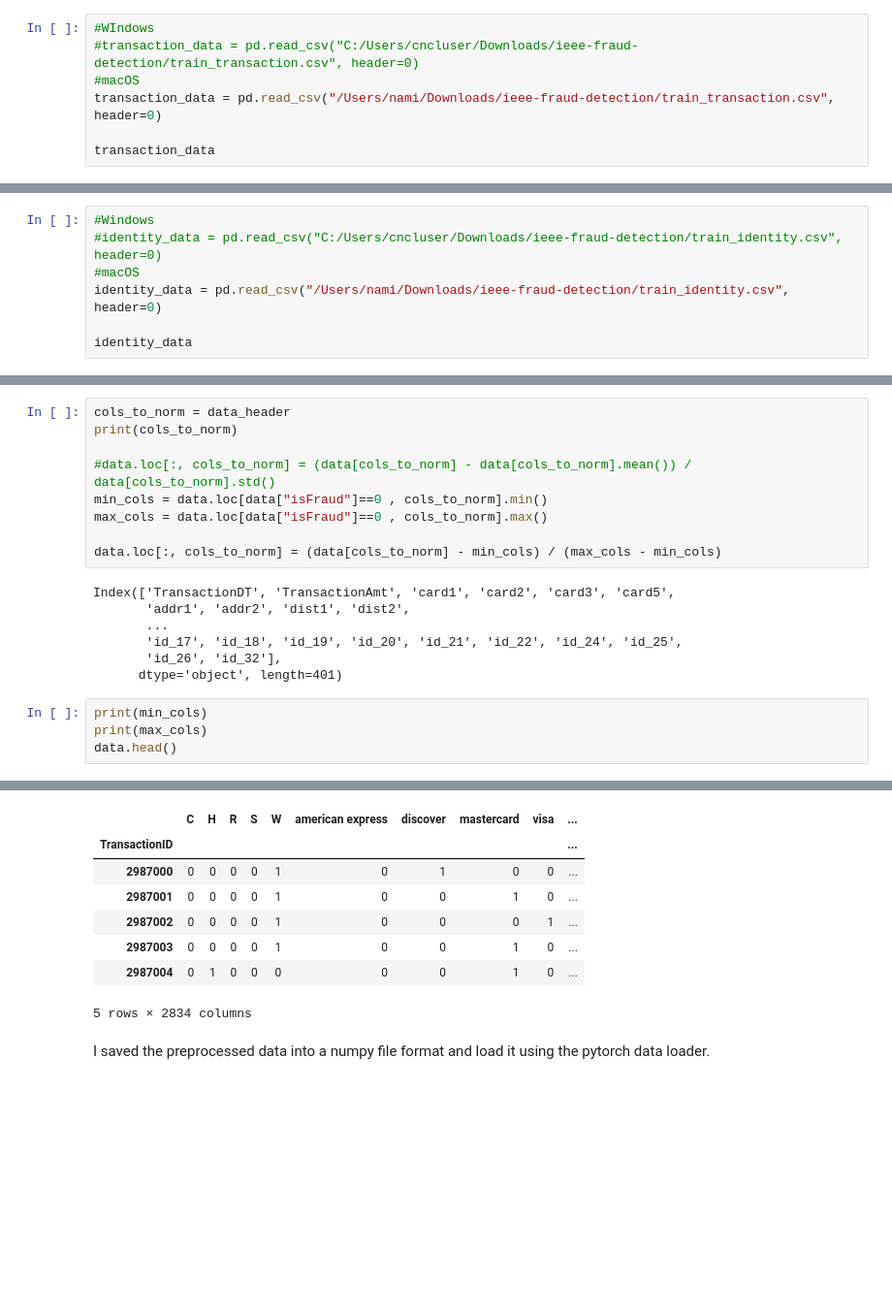
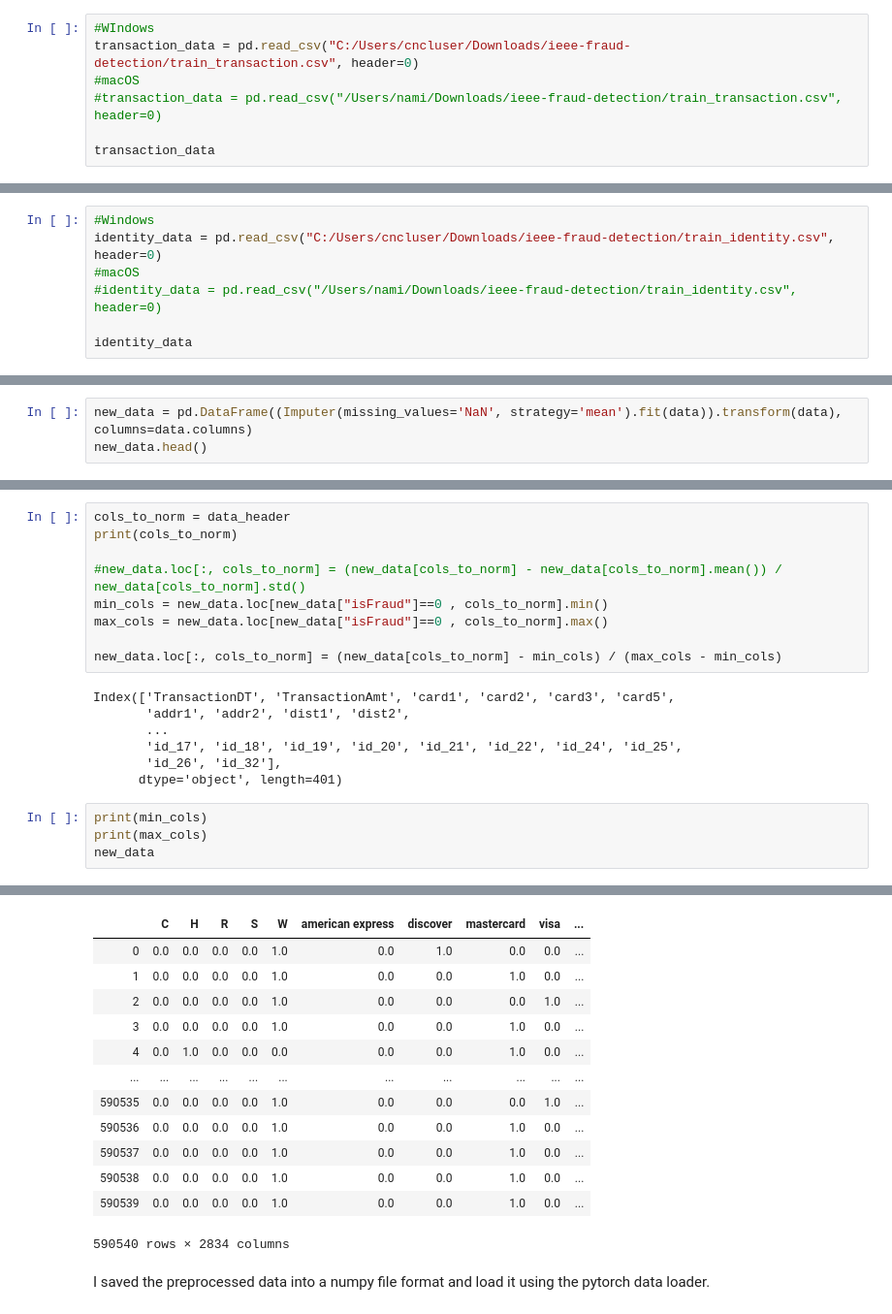
Before and after one commit to nanana710/dagmm, a Jupyter notebook: IEEE_FRAUD_DATA.ipynb, the cells around one changed output, grey strips where cells are left out. Shown at 97% size. Drawn from its saved outputs; the diff is of its cells as text; blank space fills up the shorter version.

```diff
--- a/IEEE_FRAUD_DATA.ipynb
+++ b/IEEE_FRAUD_DATA.ipynb
@@ -12,9 +13,9 @@ from tqdm import tqdm
 This is the data set used for The Third International Knowledge Discovery and Data Mining Tools Competition, which was held in conjunction with KDD-99 The Fifth International Conference on Knowledge Discovery and Data Mining. The competition task was to build a network intrusion detector, a predictive model capable of distinguishing between "bad" connections, called intrusions or attacks, and "good" normal connections. This database contains a standard set of data to be audited, which includes a wide variety of intrusions simulated in a military network environment.
 # %%
 #WIndows
-#transaction_data = pd.read_csv("C:/Users/cncluser/Downloads/ieee-fraud-detection/train_transaction.csv", header=0)
+transaction_data = pd.read_csv("C:/Users/cncluser/Downloads/ieee-fraud-detection/train_transaction.csv", header=0)
 #macOS
-transaction_data = pd.read_csv("/Users/nami/Downloads/ieee-fraud-detection/train_transaction.csv", header=0)
+#transaction_data = pd.read_csv("/Users/nami/Downloads/ieee-fraud-detection/train_transaction.csv", header=0)
 
 transaction_data
 # %% [output]
@@ -33,9 +34,9 @@ transaction_data
 590540 rows × 394 columns
 # %%
 #Windows
-#identity_data = pd.read_csv("C:/Users/cncluser/Downloads/ieee-fraud-detection/train_identity.csv", header=0)
+identity_data = pd.read_csv("C:/Users/cncluser/Downloads/ieee-fraud-detection/train_identity.csv", header=0)
 #macOS
-identity_data = pd.read_csv("/Users/nami/Downloads/ieee-fraud-detection/train_identity.csv", header=0)
+#identity_data = pd.read_csv("/Users/nami/Downloads/ieee-fraud-detection/train_identity.csv", header=0)
 
 identity_data
 # %% [output]
@@ -167,0 +171,3 @@ data.head()
+# %%
+new_data = pd.DataFrame((Imputer(missing_values='NaN', strategy='mean').fit(data)).transform(data), columns=data.columns)
+new_data.head()
@@ -185,11 +199,11 @@ Normalize all the numeric variables.
 cols_to_norm = data_header
 print(cols_to_norm)
 
-#data.loc[:, cols_to_norm] = (data[cols_to_norm] - data[cols_to_norm].mean()) / data[cols_to_norm].std()
-min_cols = data.loc[data["isFraud"]==0 , cols_to_norm].min()
-max_cols = data.loc[data["isFraud"]==0 , cols_to_norm].max()
+#new_data.loc[:, cols_to_norm] = (new_data[cols_to_norm] - new_data[cols_to_norm].mean()) / new_data[cols_to_norm].std()
+min_cols = new_data.loc[new_data["isFraud"]==0 , cols_to_norm].min()
+max_cols = new_data.loc[new_data["isFraud"]==0 , cols_to_norm].max()
 
-data.loc[:, cols_to_norm] = (data[cols_to_norm] - min_cols) / (max_cols - min_cols)
+new_data.loc[:, cols_to_norm] = (new_data[cols_to_norm] - min_cols) / (max_cols - min_cols)
 # %% [output]
 Index(['TransactionDT', 'TransactionAmt', 'card1', 'card2', 'card3', 'card5',
        'addr1', 'addr2', 'dist1', 'dist2',
@@ -200,33 +214,38 @@ Index(['TransactionDT', 'TransactionAmt', 'card1', 'card2', 'card3', 'card5',
 # %%
 print(min_cols)
 print(max_cols)
-data.head()
+new_data
 # %% [output]
 TransactionDT     86400.000
 TransactionAmt        0.251
 card1              1000.000
 card2               100.000
 card3               100.000
                     ...
 id_22                10.000
 id_24                11.000
 id_25               100.000
 id_26               100.000
 id_32                 0.000
 Length: 401, dtype: float64
 ... (8 lines left out)
 id_25             5.480000e+02
 id_26             2.160000e+02
 id_32             3.200000e+01
 Length: 401, dtype: float64
 |  | C | H | R | S | W | american express | discover | mastercard | visa | ... |
-| TransactionID |  |  |  |  |  |  |  |  |  | ... |
-| 2987000 | 0 | 0 | 0 | 0 | 1 | 0 | 1 | 0 | 0 | ... |
-| 2987001 | 0 | 0 | 0 | 0 | 1 | 0 | 0 | 1 | 0 | ... |
-| 2987002 | 0 | 0 | 0 | 0 | 1 | 0 | 0 | 0 | 1 | ... |
-| 2987003 | 0 | 0 | 0 | 0 | 1 | 0 | 0 | 1 | 0 | ... |
-| 2987004 | 0 | 1 | 0 | 0 | 0 | 0 | 0 | 1 | 0 | ... |
+| 0 | 0.0 | 0.0 | 0.0 | 0.0 | 1.0 | 0.0 | 1.0 | 0.0 | 0.0 | ... |
+| 1 | 0.0 | 0.0 | 0.0 | 0.0 | 1.0 | 0.0 | 0.0 | 1.0 | 0.0 | ... |
+| 2 | 0.0 | 0.0 | 0.0 | 0.0 | 1.0 | 0.0 | 0.0 | 0.0 | 1.0 | ... |
+| 3 | 0.0 | 0.0 | 0.0 | 0.0 | 1.0 | 0.0 | 0.0 | 1.0 | 0.0 | ... |
+| 4 | 0.0 | 1.0 | 0.0 | 0.0 | 0.0 | 0.0 | 0.0 | 1.0 | 0.0 | ... |
+| ... | ... | ... | ... | ... | ... | ... | ... | ... | ... | ... |
+| 590535 | 0.0 | 0.0 | 0.0 | 0.0 | 1.0 | 0.0 | 0.0 | 0.0 | 1.0 | ... |
+| 590536 | 0.0 | 0.0 | 0.0 | 0.0 | 1.0 | 0.0 | 0.0 | 1.0 | 0.0 | ... |
+| 590537 | 0.0 | 0.0 | 0.0 | 0.0 | 1.0 | 0.0 | 0.0 | 1.0 | 0.0 | ... |
+| 590538 | 0.0 | 0.0 | 0.0 | 0.0 | 1.0 | 0.0 | 0.0 | 1.0 | 0.0 | ... |
+| 590539 | 0.0 | 0.0 | 0.0 | 0.0 | 1.0 | 0.0 | 0.0 | 1.0 | 0.0 | ... |
-5 rows × 2834 columns
+590540 rows × 2834 columns
 # %% [markdown]
 I saved the preprocessed data into a numpy file format and load it using the pytorch data loader.
 # %%
```
Also changed, not shown: parts of 12 cells of this notebook, 3 other files.
